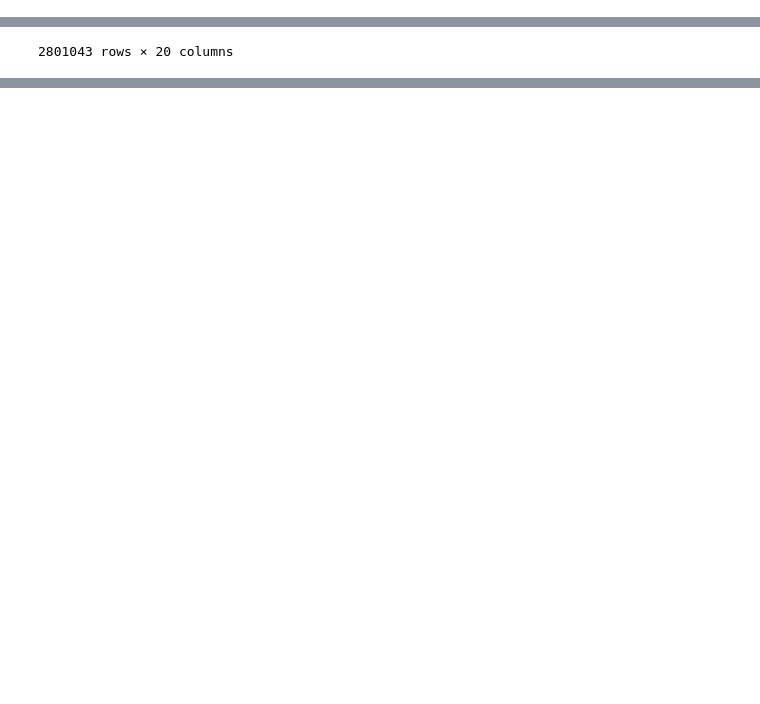
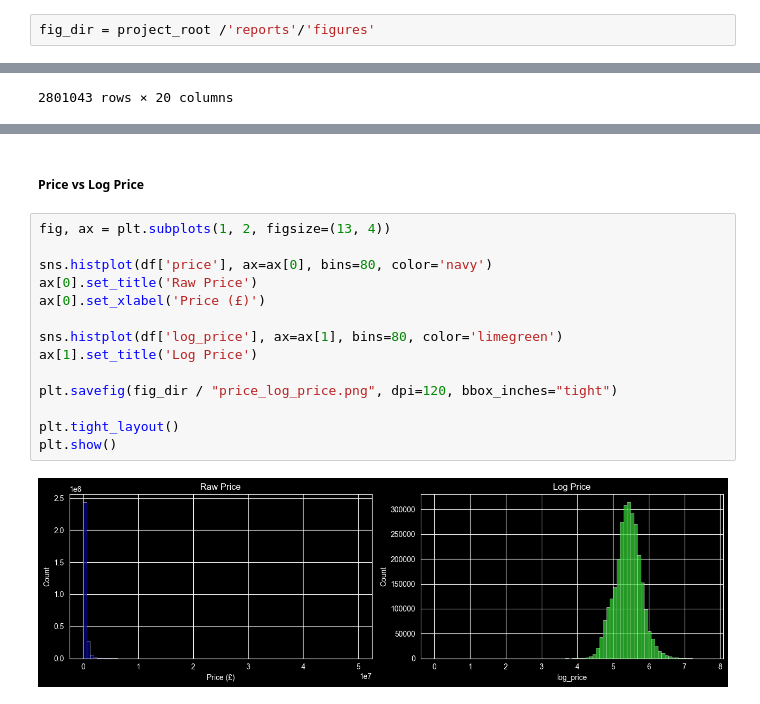
Before and after one commit to samaddmirzaa/london-property-intelligence, a Jupyter notebook: notebooks/03_EDA.ipynb, the cells around one changed output, grey strips where cells are left out. Cells and saved outputs as stored; diff of their text form; blank space fills up the shorter version.

```diff
--- a/notebooks/03_EDA.ipynb
+++ b/notebooks/03_EDA.ipynb
@@ -11,6 +11,8 @@ from pathlib import Path
 # %%
 project_root = Path(".").resolve().parent
 df = pd.read_parquet(project_root / "data" / "processed" / "london_housing_2008_24.parquet")
+# %%
+fig_dir = project_root /'reports'/'figures'
 # %%
 # Adding Borough Column
 raw_dir = project_root / "data" / "raw"
@@ -65,0 +130,18 @@ sns.heatmap(corr_map, annot=False, cmap="YlOrRd")
+# %% [markdown]
+##### Price vs Log Price
+# %%
+fig, ax = plt.subplots(1, 2, figsize=(13, 4))
+
+sns.histplot(df['price'], ax=ax[0], bins=80, color='navy')
+ax[0].set_title('Raw Price')
+ax[0].set_xlabel('Price (£)')
+
+sns.histplot(df['log_price'], ax=ax[1], bins=80, color='limegreen')
+ax[1].set_title('Log Price')
+
+plt.savefig(fig_dir / "price_log_price.png", dpi=120, bbox_inches="tight")
+
+plt.tight_layout()
+plt.show()
+# %% [output]
+[figure, added]
```
Also changed, not shown: parts of 22 cells of this notebook, 1 other file.
